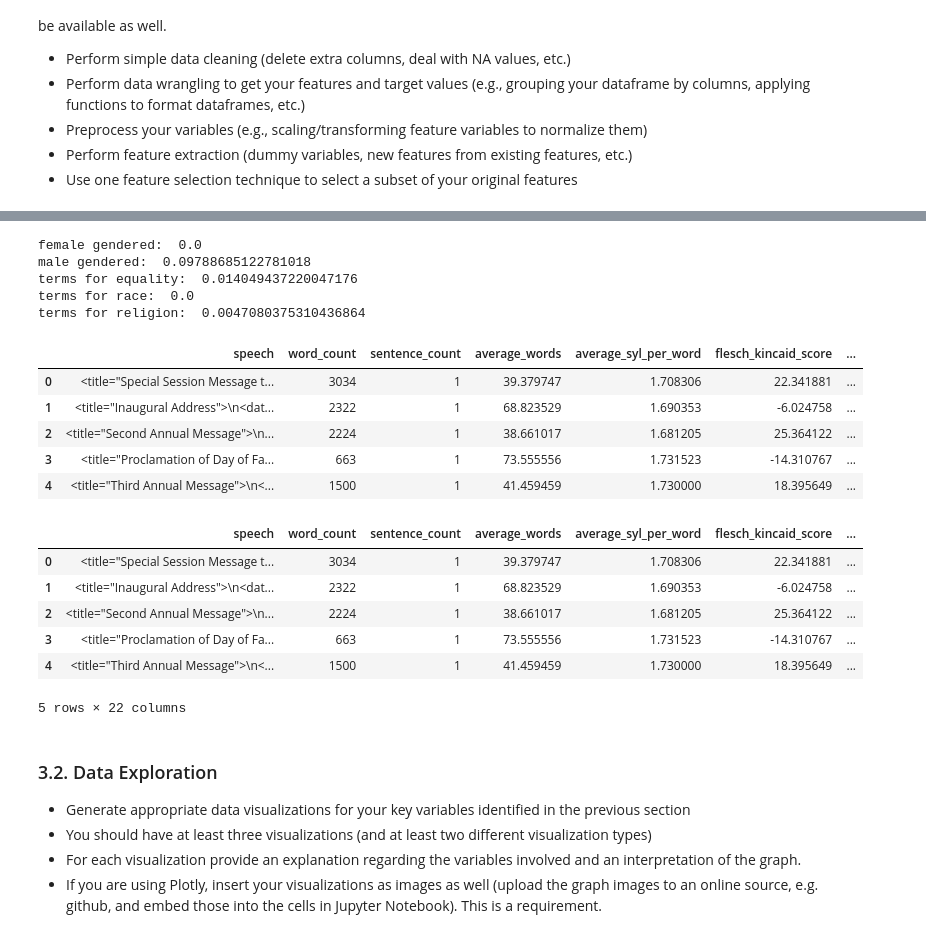
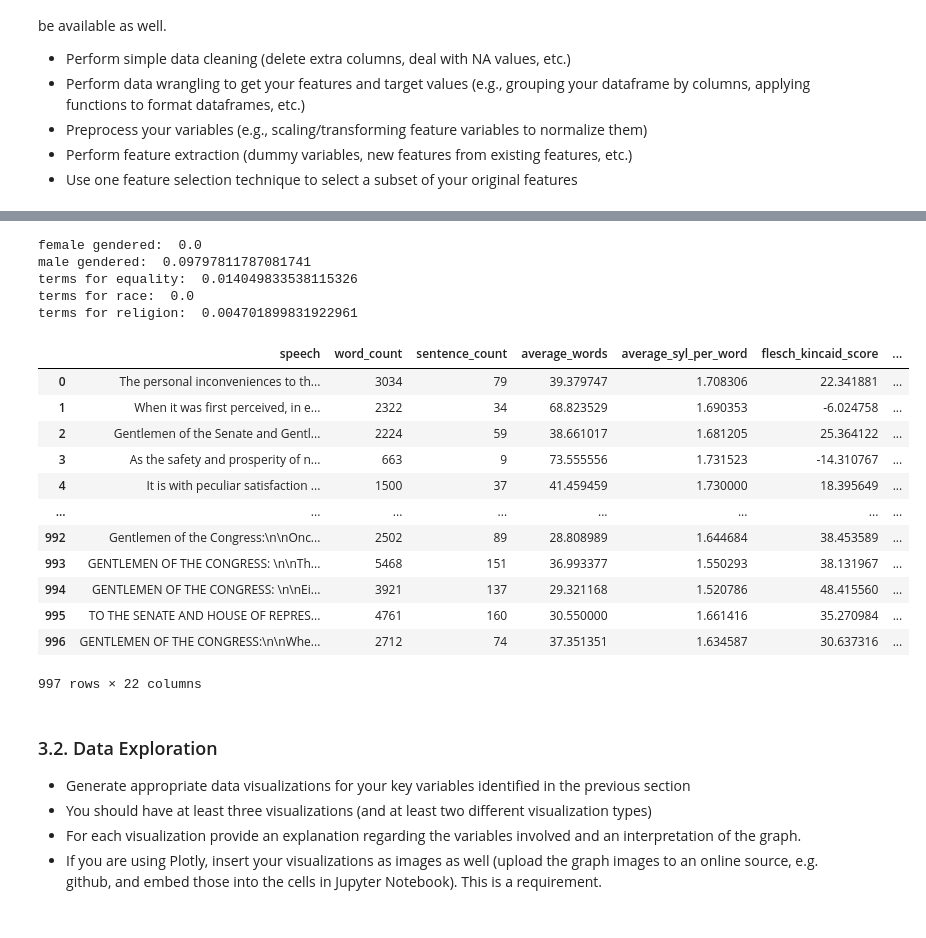
Before and after one commit to odaily/DS3000-Final, a Jupyter notebook: FP4.ipynb, the cells around one changed output, grey strips where cells are left out. Drawn from its saved outputs; the diff is of its cells as text; code cells hidden in the pictures.

```diff
--- a/FP4.ipynb
+++ b/FP4.ipynb
@@ -89,4 +89,4 @@ Our project primarily tackles a classification problem, as we plan to train our
 * Describe the dataset (i.e., what it is about) and the number of variables/rows included.
 # %%
 url = "https://raw.githubusercontent.com/odaily/DS3000-Project/master/final_proj_dataset3.csv"
-df = pd.read_csv(url, index_col=0)
+df = pd.read_csv('final_proj_dataset.csv', index_col=0)#url, index_col=0)
@@ -285,10 +275,10 @@ print("terms for race: ", sumTermValues(race, dictionary))
 print("terms for religion: ", sumTermValues(religion, dictionary))
 # %% [output]
 female gendered:  0.0
-male gendered:  0.09788685122781018
-terms for equality:  0.014049437220047176
+male gendered:  0.09797811787081741
+terms for equality:  0.014049833538115326
 terms for race:  0.0
-terms for religion:  0.0047080375310436864
+terms for religion:  0.004701899831922961
 # %%
 #FEATURE SELECTION
 #print("trump terms for men: ", getImportanceValue('trump', equality))
@@ -297,21 +287,20 @@ df['importance_of_race'] = df.apply (lambda row: label_president(row, race), axi
 df['importance_of_religion'] = df.apply (lambda row: label_president(row, religion), axis=1)
 df['importance_of_female_gendered_terms'] = df.apply (lambda row: label_president(row, femaleGendered), axis=1)
 df['importance_of_male_gendered_terms'] = df.apply (lambda row: label_president(row, maleGendered), axis=1)
-# %% [output]
-|  | speech | word_count | sentence_count | average_words | average_syl_per_word | flesch_kincaid_score | ... |
-| 0 | <title="Special Session Message t... | 3034 | 1 | 39.379747 | 1.708306 | 22.341881 | ... |
-| 1 | <title="Inaugural Address">\n<dat... | 2322 | 1 | 68.823529 | 1.690353 | -6.024758 | ... |
-| 2 | <title="Second Annual Message">\n... | 2224 | 1 | 38.661017 | 1.681205 | 25.364122 | ... |
-| 3 | <title="Proclamation of Day of Fa... | 663 | 1 | 73.555556 | 1.731523 | -14.310767 | ... |
-| 4 | <title="Third Annual Message">\n<... | 1500 | 1 | 41.459459 | 1.730000 | 18.395649 | ... |
 # %%
-df.head()
+df
 # %% [output]
 |  | speech | word_count | sentence_count | average_words | average_syl_per_word | flesch_kincaid_score | ... |
-| 0 | <title="Special Session Message t... | 3034 | 1 | 39.379747 | 1.708306 | 22.341881 | ... |
-| 1 | <title="Inaugural Address">\n<dat... | 2322 | 1 | 68.823529 | 1.690353 | -6.024758 | ... |
-| 2 | <title="Second Annual Message">\n... | 2224 | 1 | 38.661017 | 1.681205 | 25.364122 | ... |
-| 3 | <title="Proclamation of Day of Fa... | 663 | 1 | 73.555556 | 1.731523 | -14.310767 | ... |
-| 4 | <title="Third Annual Message">\n<... | 1500 | 1 | 41.459459 | 1.730000 | 18.395649 | ... |
+| 0 | The personal inconveniences to th... | 3034 | 79 | 39.379747 | 1.708306 | 22.341881 | ... |
+| 1 | When it was first perceived, in e... | 2322 | 34 | 68.823529 | 1.690353 | -6.024758 | ... |
+| 2 | Gentlemen of the Senate and Gentl... | 2224 | 59 | 38.661017 | 1.681205 | 25.364122 | ... |
+| 3 | As the safety and prosperity of n... | 663 | 9 | 73.555556 | 1.731523 | -14.310767 | ... |
+| 4 | It is with peculiar satisfaction ... | 1500 | 37 | 41.459459 | 1.730000 | 18.395649 | ... |
+| ... | ... | ... | ... | ... | ... | ... | ... |
+| 992 | Gentlemen of the Congress:\n\nOnc... | 2502 | 89 | 28.808989 | 1.644684 | 38.453589 | ... |
+| 993 | GENTLEMEN OF THE CONGRESS: \n\nTh... | 5468 | 151 | 36.993377 | 1.550293 | 38.131967 | ... |
+| 994 | GENTLEMEN OF THE CONGRESS: \n\nEi... | 3921 | 137 | 29.321168 | 1.520786 | 48.415560 | ... |
+| 995 | TO THE SENATE AND HOUSE OF REPRES... | 4761 | 160 | 30.550000 | 1.661416 | 35.270984 | ... |
+| 996 | GENTLEMEN OF THE CONGRESS:\n\nWhe... | 2712 | 74 | 37.351351 | 1.634587 | 30.637316 | ... |
-5 rows × 22 columns
+997 rows × 22 columns
 # %%
```
Also changed, not shown: parts of 5 cells of this notebook.
